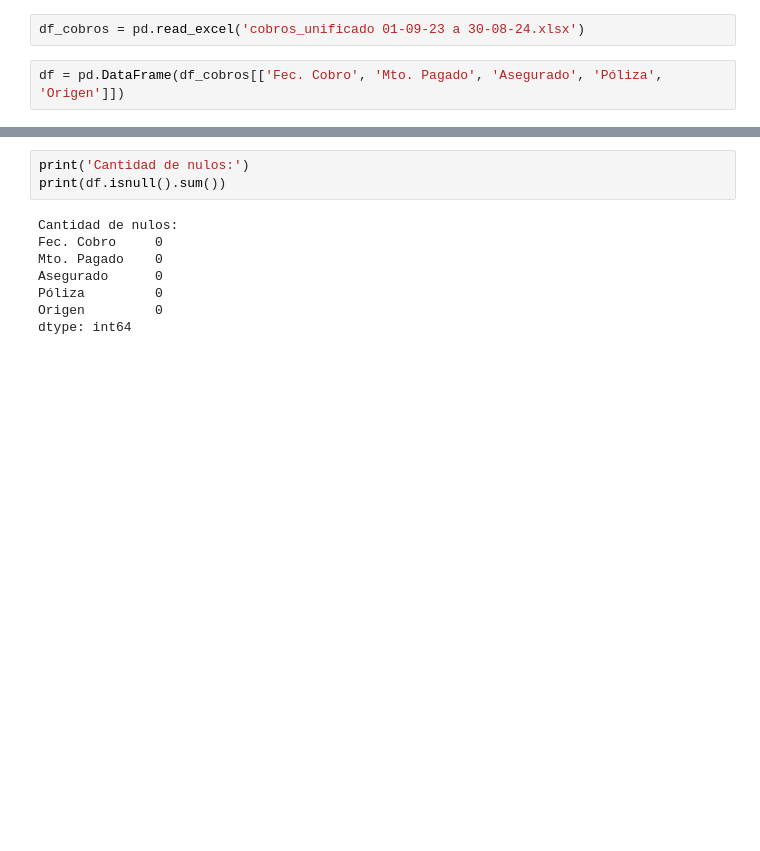
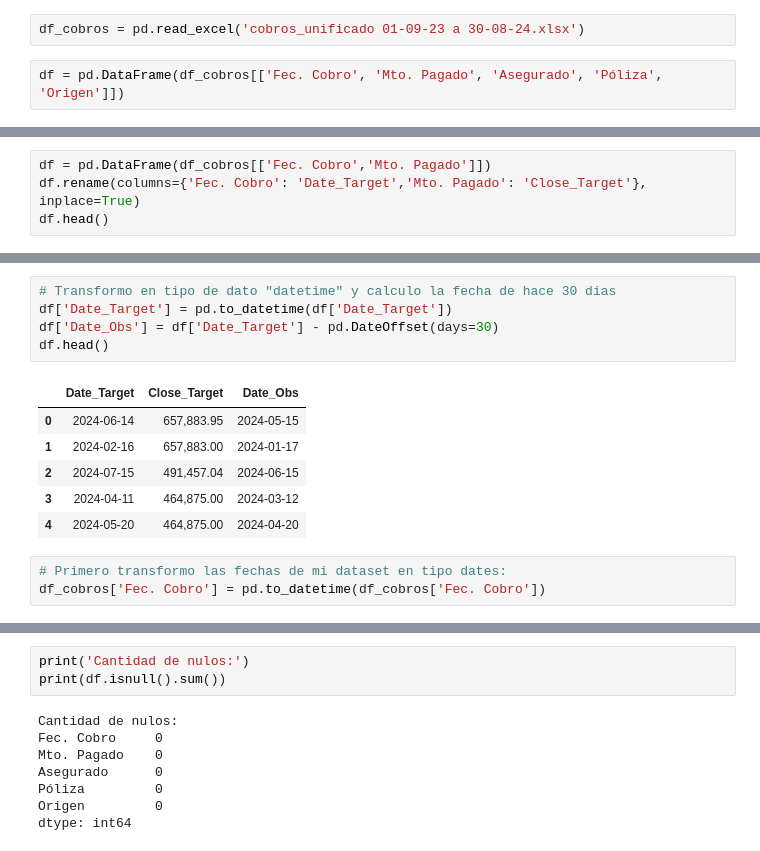
Before and after one commit to NicoPedrosa/data-science-61660, a Jupyter notebook: 1ER PREENTREGA/tabla-cobros.ipynb, the cells around one changed output, grey strips where cells are left out. Cells and saved outputs as stored; diff of their text form; blank space fills up the shorter version.

```diff
--- a/1ER PREENTREGA/tabla-cobros.ipynb
+++ b/1ER PREENTREGA/tabla-cobros.ipynb
@@ -80,3 +80,7 @@ print(df.head())
 2         PAGOS LINK
 3  PAGO FACIL ONLINE
 4  PAGO FACIL ONLINE
+# %%
+df = pd.DataFrame(df_cobros[['Fec. Cobro','Mto. Pagado']])
+df.rename(columns={'Fec. Cobro': 'Date_Target','Mto. Pagado': 'Close_Target'}, inplace=True)
+df.head()
@@ -82,0 +94,15 @@ print(df.head())
+# %%
+# Transformo en tipo de dato "datetime" y calculo la fecha de hace 30 dias
+df['Date_Target'] = pd.to_datetime(df['Date_Target'])
+df['Date_Obs'] = df['Date_Target'] - pd.DateOffset(days=30)
+df.head()
+# %% [output]
+|  | Date_Target | Close_Target | Date_Obs |
+| 0 | 2024-06-14 | 657,883.95 | 2024-05-15 |
+| 1 | 2024-02-16 | 657,883.00 | 2024-01-17 |
+| 2 | 2024-07-15 | 491,457.04 | 2024-06-15 |
+| 3 | 2024-04-11 | 464,875.00 | 2024-03-12 |
+| 4 | 2024-05-20 | 464,875.00 | 2024-04-20 |
+# %%
+# Primero transformo las fechas de mi dataset en tipo dates:
+df_cobros['Fec. Cobro'] = pd.to_datetime(df_cobros['Fec. Cobro'])
```
Also changed, not shown: parts of 4 cells of this notebook.
